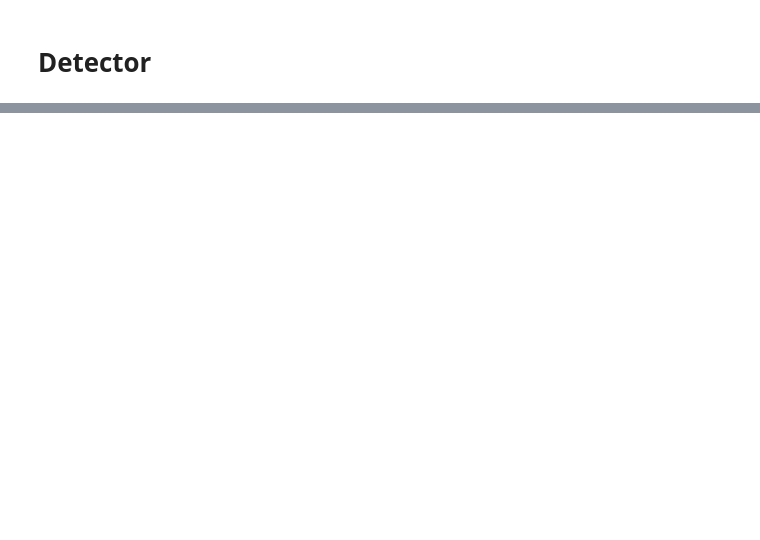
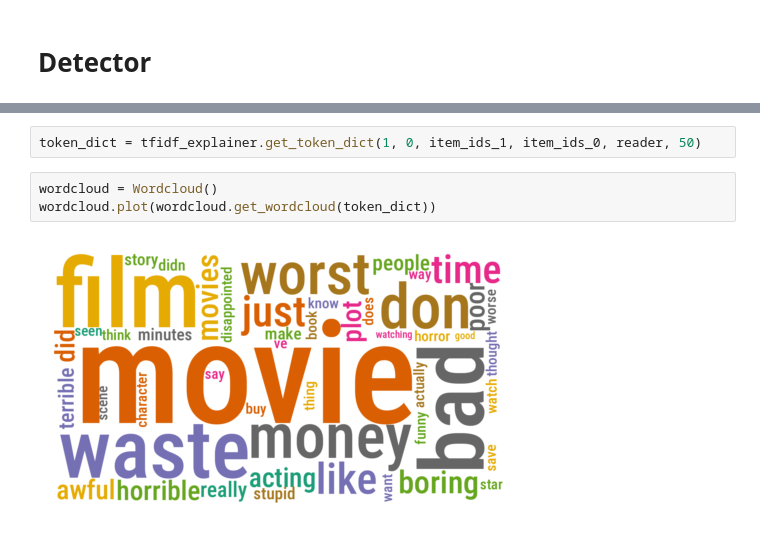
Before and after one commit to EML4U/ExplainingDriftTextEmbeddings, a Jupyter notebook: experiments/dev_pipeline.ipynb, the cells around one changed output, grey strips where cells are left out. Cells and saved outputs as stored; diff of their text form; blank space fills up the shorter version.

```diff
--- a/experiments/dev_pipeline.ipynb
+++ b/experiments/dev_pipeline.ipynb
@@ -46,0 +74,7 @@ BoundingBoxes: Filtering items
+# %%
+token_dict = tfidf_explainer.get_token_dict(1, 0, item_ids_1, item_ids_0, reader, 50)
+# %%
+wordcloud = Wordcloud()
+wordcloud.plot(wordcloud.get_wordcloud(token_dict))
+# %% [output]
+[figure, added]
```
Also changed, not shown: parts of 9 cells of this notebook, 4 other files.
